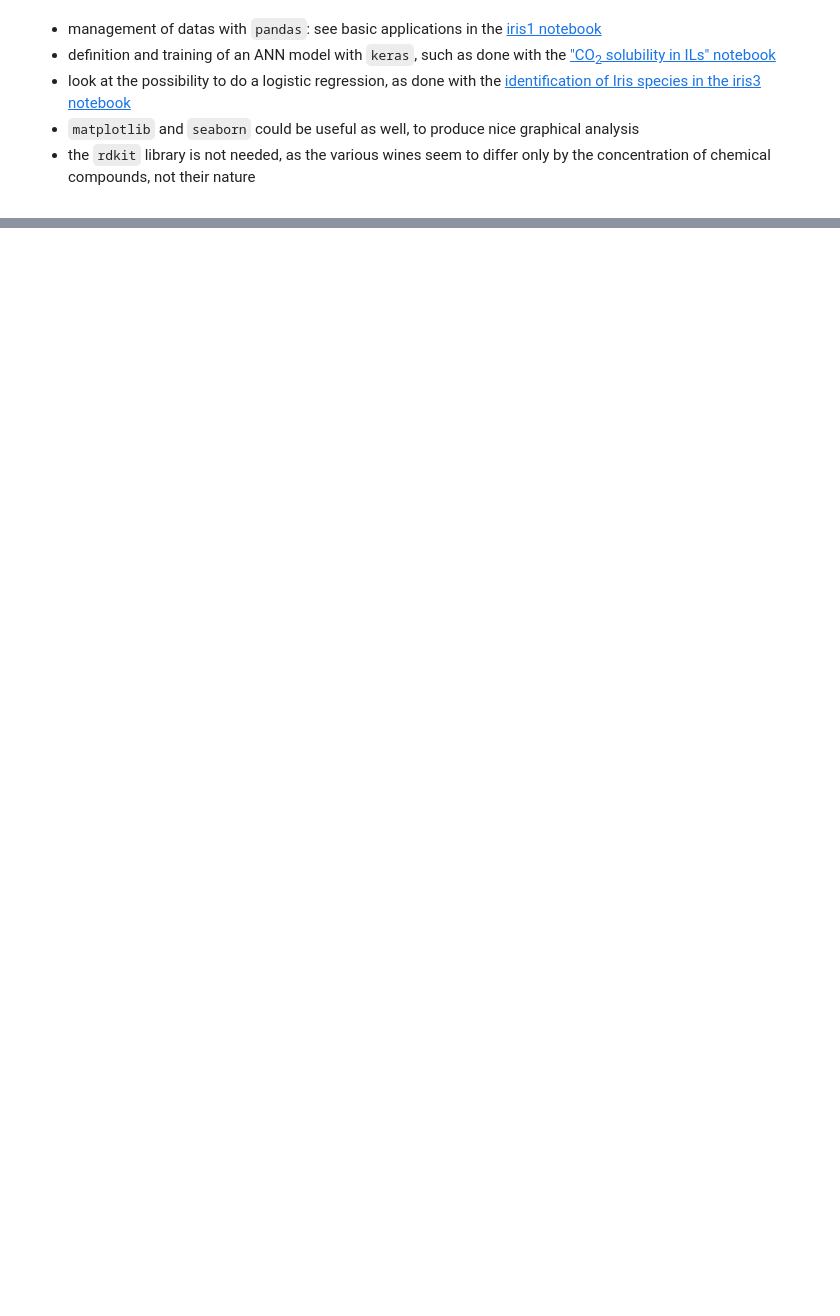
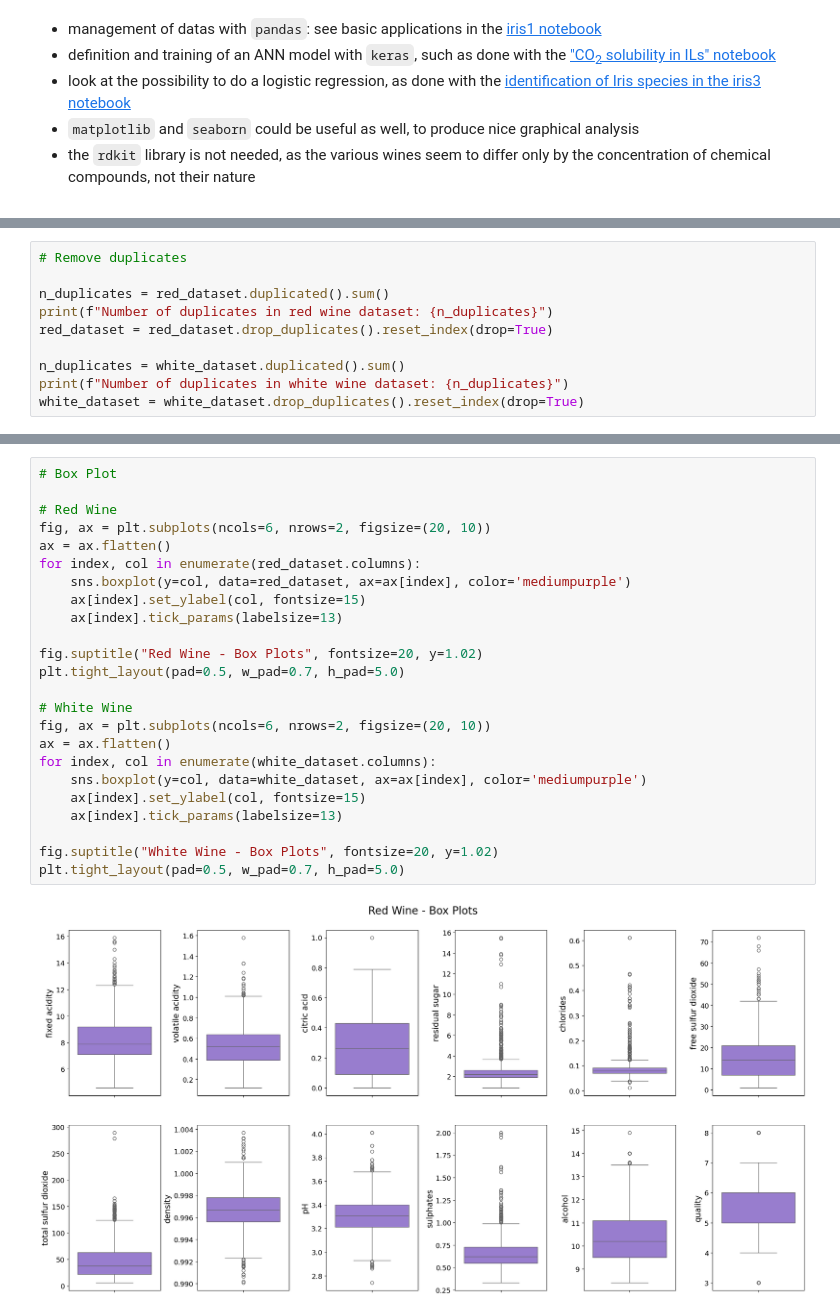
Before and after one commit to gianwski/pyPhysChem, a Jupyter notebook: DS4B-TCCM-HW.ipynb, the cells around one changed output, grey strips where cells are left out. Drawn from its saved outputs; the diff is of its cells as text; blank space fills up the shorter version.

```diff
--- a/DS4B-TCCM-HW.ipynb
+++ b/DS4B-TCCM-HW.ipynb
@@ -1578,0 +205,10 @@ The performance of the models for red and white wine was assessed through cross-
+# %%
+# Remove duplicates
+
+n_duplicates = red_dataset.duplicated().sum()
+print(f"Number of duplicates in red wine dataset: {n_duplicates}")
+red_dataset = red_dataset.drop_duplicates().reset_index(drop=True)
+
+n_duplicates = white_dataset.duplicated().sum()
+print(f"Number of duplicates in white wine dataset: {n_duplicates}")
+white_dataset = white_dataset.drop_duplicates().reset_index(drop=True)
@@ -1578,0 +284,26 @@ The performance of the models for red and white wine was assessed through cross-
+# %%
+# Box Plot
+
+# Red Wine
+fig, ax = plt.subplots(ncols=6, nrows=2, figsize=(20, 10))
+ax = ax.flatten()
+for index, col in enumerate(red_dataset.columns):
+    sns.boxplot(y=col, data=red_dataset, ax=ax[index], color='mediumpurple')
+    ax[index].set_ylabel(col, fontsize=15)
+    ax[index].tick_params(labelsize=13)
+
+fig.suptitle("Red Wine - Box Plots", fontsize=20, y=1.02)
+plt.tight_layout(pad=0.5, w_pad=0.7, h_pad=5.0)
+
+# White Wine
+fig, ax = plt.subplots(ncols=6, nrows=2, figsize=(20, 10))
+ax = ax.flatten()
+for index, col in enumerate(white_dataset.columns):
+    sns.boxplot(y=col, data=white_dataset, ax=ax[index], color='mediumpurple')
+    ax[index].set_ylabel(col, fontsize=15)
+    ax[index].tick_params(labelsize=13)
+
+fig.suptitle("White Wine - Box Plots", fontsize=20, y=1.02)
+plt.tight_layout(pad=0.5, w_pad=0.7, h_pad=5.0)
+# %% [output]
+[figure, added]
```
Also changed, not shown: parts of 120 cells of this notebook, 4 other files.
